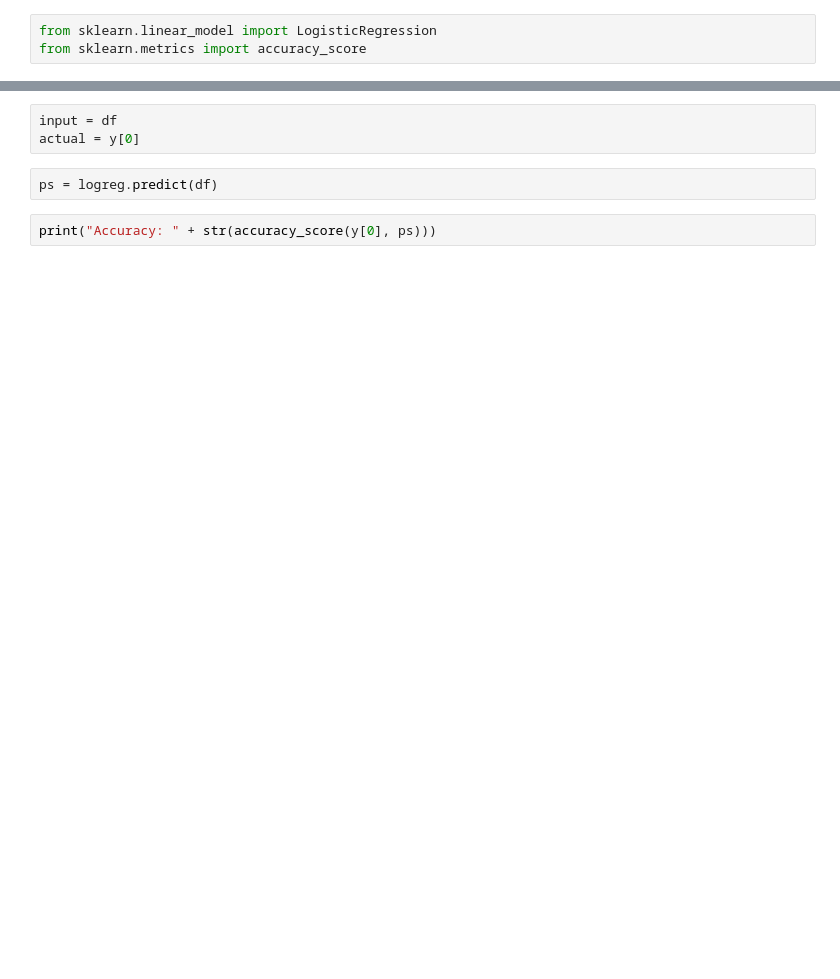
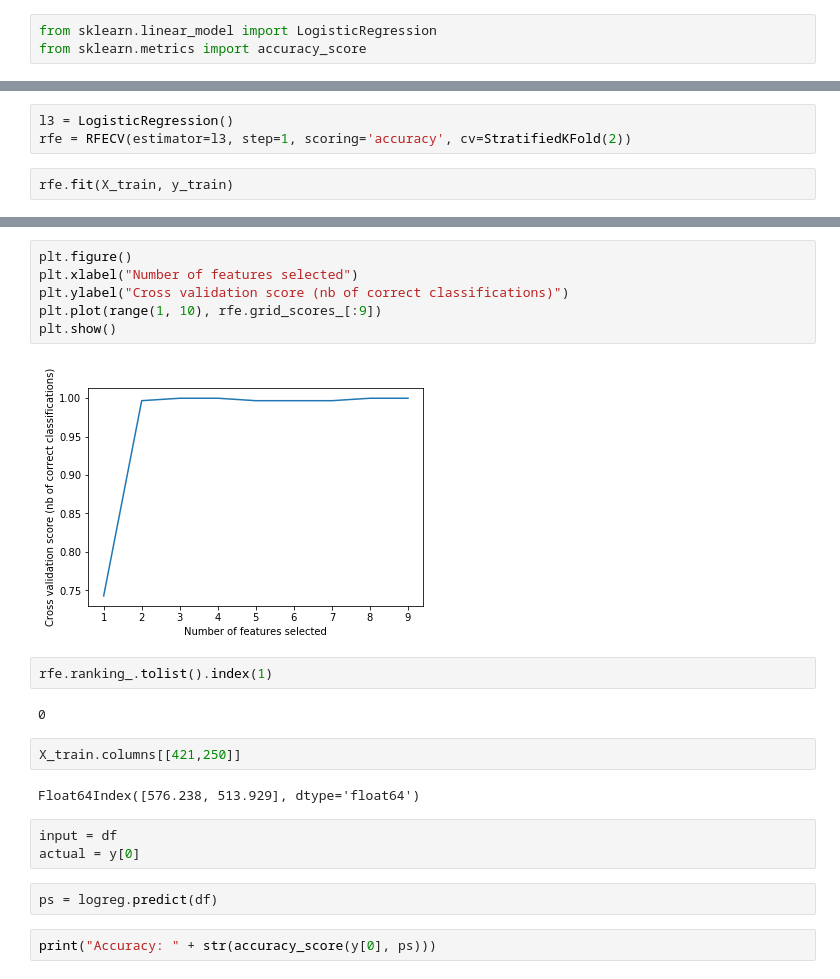
Before and after one commit to 12yuens2/classification-learning, a Jupyter notebook: Untitled.ipynb, the cells around one changed output, grey strips where cells are left out. Cells and saved outputs as stored; diff of their text form; blank space fills up the shorter version.

```diff
--- a/Untitled.ipynb
+++ b/Untitled.ipynb
@@ -87,0 +81,5 @@ array([-17.03,  -0.31, -34.06, -18.8 ,  10.49,  18.9 , -26.58,  -9.97,
+# %%
+l3 = LogisticRegression()
+rfe = RFECV(estimator=l3, step=1, scoring='accuracy', cv=StratifiedKFold(2))
+# %%
+rfe.fit(X_train, y_train)
@@ -88,3 +113,19 @@ array([-17.03,  -0.31, -34.06, -18.8 ,  10.49,  18.9 , -26.58,  -9.97,
+# %%
+plt.figure()
+plt.xlabel("Number of features selected")
+plt.ylabel("Cross validation score (nb of correct classifications)")
+plt.plot(range(1, 10), rfe.grid_scores_[:9])
+plt.show()
+# %% [output]
+[figure, added]
+# %%
+rfe.ranking_.tolist().index(1)
+# %% [output]
+0
+# %%
+X_train.columns[[421,250]]
+# %% [output]
+Float64Index([576.238, 513.929], dtype='float64')
 # %%
 input = df
 actual = y[0]
```
Also changed, not shown: parts of 30 cells of this notebook, 1 other file.
